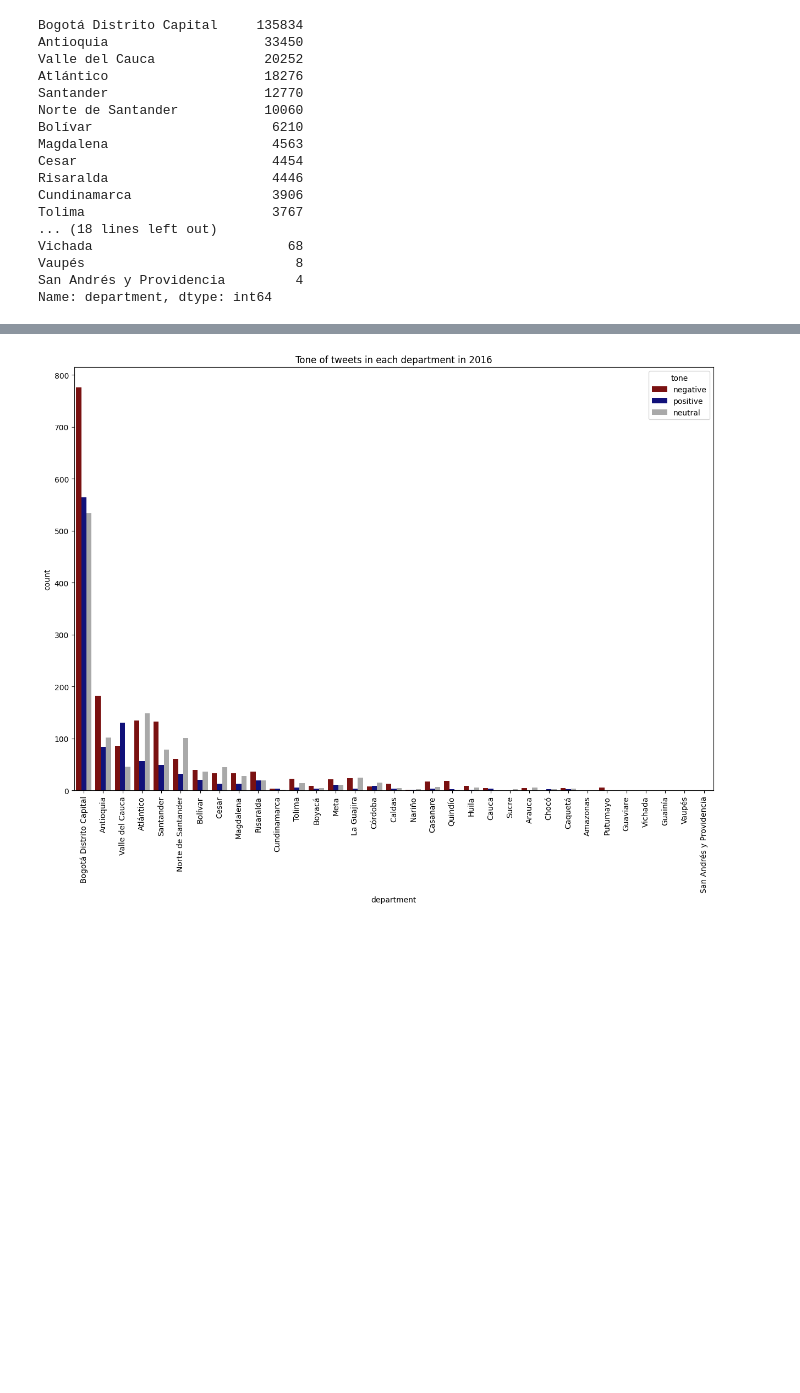
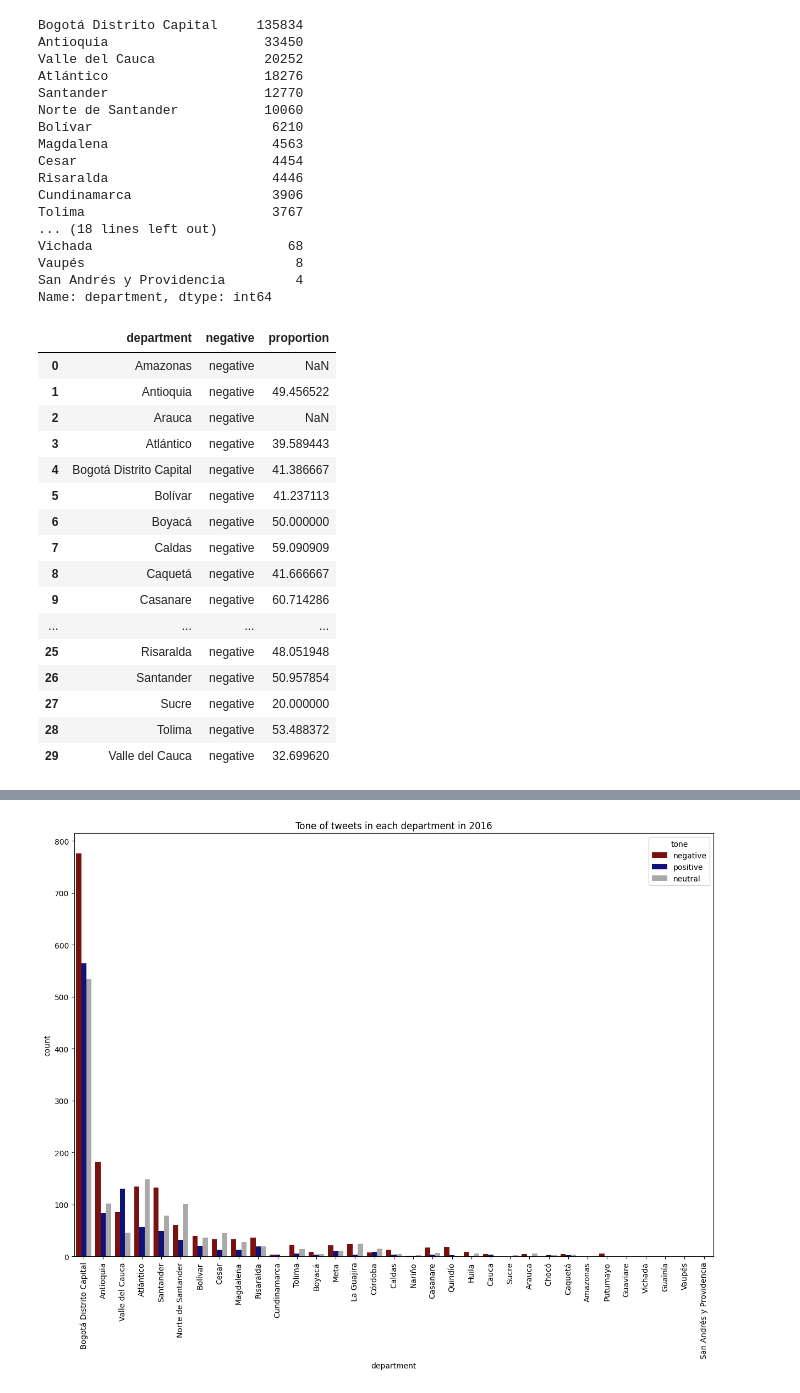
Before and after one commit to ODU-Storymodelers/twitter_analysis_col, a Jupyter notebook: notebooks/plos_one_paper.ipynb, the cells around one changed output, grey strips where cells are left out. Cells and saved outputs as stored; diff of their text form; code cells hidden in the pictures; blank space fills up the shorter version.

Commit message:
up to date August 22nd

```diff
--- a/notebooks/plos_one_paper.ipynb
+++ b/notebooks/plos_one_paper.ipynb
@@ -159,0 +268,45 @@ df_with_tone = pd.merge(df_with_depts, tweets, on='Id', how='inner')[['Id', 'lat
+# %%
+# plot proportion of negative tone tweets in each department (heatmap)
+df_with_tone_sample = df_with_tone[df_with_tone['date'].astype(str).str[:4].isin(['2016'])]
+
+df_with_tone_sample = df_with_tone_sample.groupby(['department', 'tone']).size().reset_index(name='count')
+df_with_tone_sample = df_with_tone_sample.pivot_table(index='department', columns='tone', values='count').reset_index()
+
+df_with_tone_sample['total'] = df_with_tone_sample['negative'] + df_with_tone_sample['neutral'] + df_with_tone_sample['positive']
+
+df_with_tone_sample['negative'] = df_with_tone_sample['negative']/df_with_tone_sample['total']
+
+
+df_with_tone_sample = df_with_tone_sample.drop(columns=['total'])
+df_with_tone_sample = df_with_tone_sample.drop(columns=['neutral'])
+df_with_tone_sample = df_with_tone_sample.drop(columns=['positive'])
+
+
+df_with_tone_sample = df_with_tone_sample.melt(id_vars=['department'], var_name='negative', value_name='proportion')
+
+# create a heatmap
+fig = px.bar(df_with_tone_sample, x='department', y='proportion', color='proportion', title='Proportion of Negative Tone Tweets in each Department (2014)')
+
+fig.show()
+# %%
+df_with_tone_sample['proportion'] = df_with_tone_sample['proportion']*100
+# %%
+df_with_tone_sample
+# %% [output]
+|  | department | negative | proportion |
+| 0 | Amazonas | negative | NaN |
+| 1 | Antioquia | negative | 49.456522 |
+| 2 | Arauca | negative | NaN |
+| 3 | Atlántico | negative | 39.589443 |
+| 4 | Bogotá Distrito Capital | negative | 41.386667 |
+| 5 | Bolívar | negative | 41.237113 |
+| 6 | Boyacá | negative | 50.000000 |
+| 7 | Caldas | negative | 59.090909 |
+| 8 | Caquetá | negative | 41.666667 |
+| 9 | Casanare | negative | 60.714286 |
+| ... | ... | ... | ... |
+| 25 | Risaralda | negative | 48.051948 |
+| 26 | Santander | negative | 50.957854 |
+| 27 | Sucre | negative | 20.000000 |
+| 28 | Tolima | negative | 53.488372 |
+| 29 | Valle del Cauca | negative | 32.699620 |
```
Also changed, not shown: parts of 11 cells of this notebook, 16 other files.
